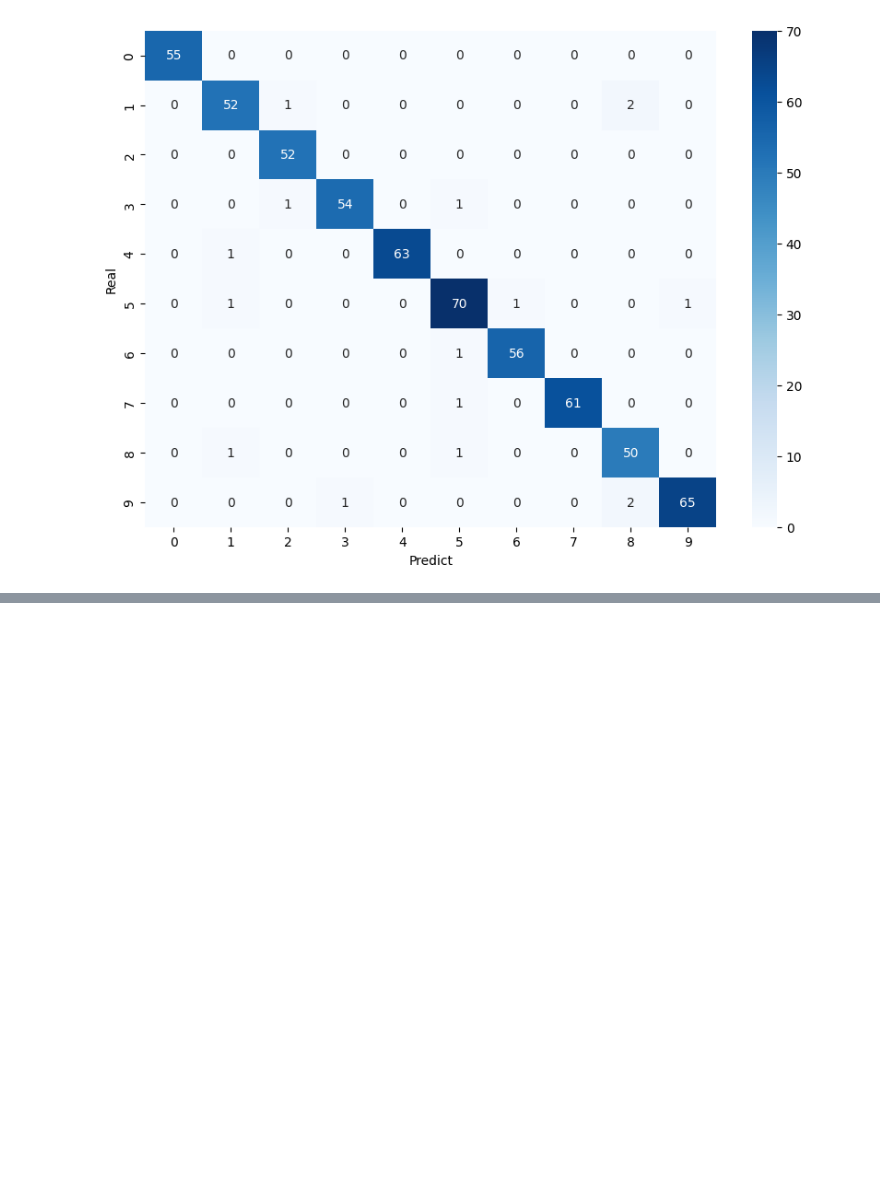
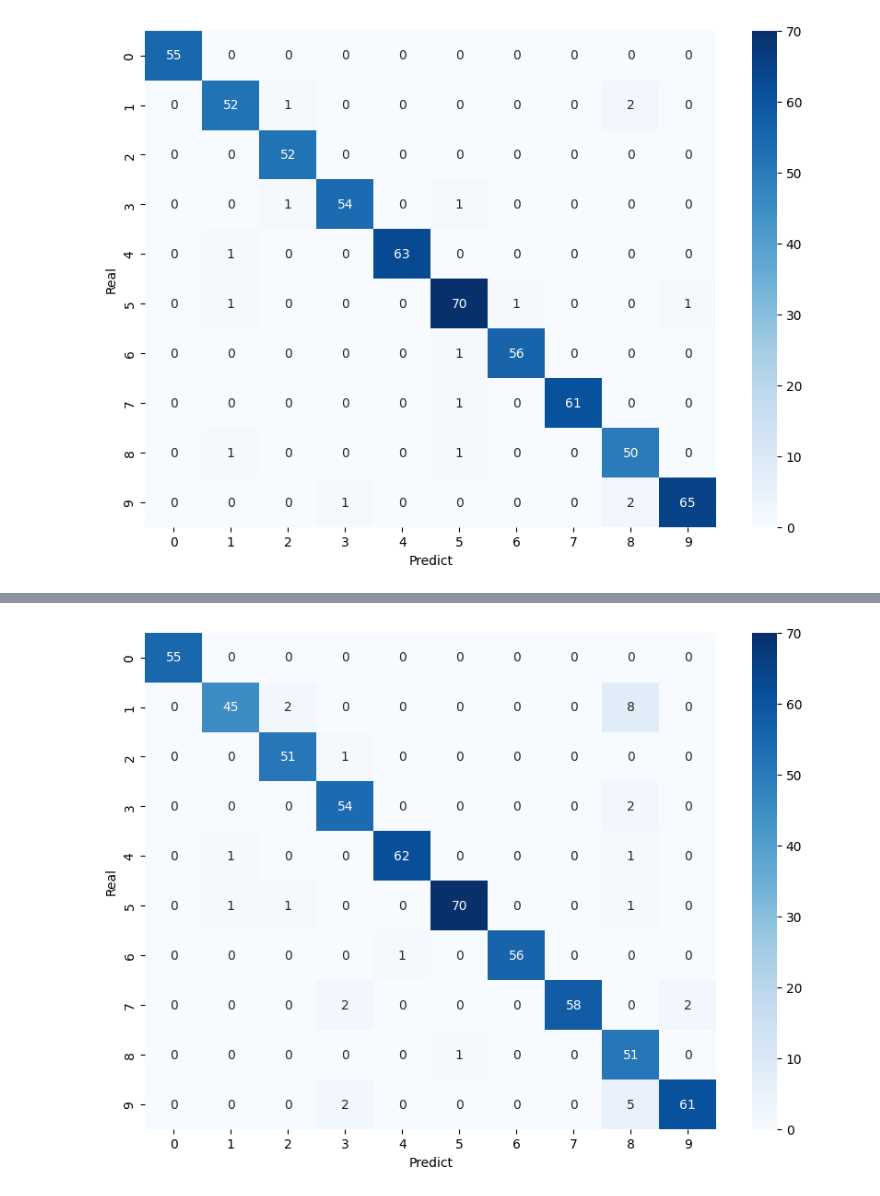
Before and after one commit to KafeisM/Inteligencia-Artificial-2023, a Jupyter notebook: practica 2/practica2.ipynb, the cells around one changed output, grey strips where cells are left out. Saved outputs shown, nothing was run; the diff lists cells and outputs as text; code cells hidden in the pictures; blank space fills up the shorter version.

Commit message:
perceptro

```diff
--- a/practica 2/practica2.ipynb
+++ b/practica 2/practica2.ipynb
@@ -130,0 +146,14 @@ plt.show
+# %%
+# Crear el modelo
+perc = Perceptron(max_iter=1000, tol=1e-3, random_state=42)
+
+# Entrenar el modelo
+perc.fit(X_train, y_train)
+
+# Hacer las predicciones
+y_pred = perc.predict(X_test)
+
+# Calcular la precisión del modelo
+accuracy = accuracy_score(y_test, y_pred)
+print("Classification report: \n", classification_report(y_test, y_pred))
+print(f'Precissió del model: {accuracy}')
@@ -130,0 +180,12 @@ plt.show
+# %%
+# Crear la matriz de confusión
+cm = confusion_matrix(y_test, y_pred)
+
+# Visualizar la matriz
+plt.figure(figsize=(10,7))
+sns.heatmap(cm, annot=True, cmap='Blues')
+plt.xlabel('Predict')
+plt.ylabel('Real')
+plt.show()
+# %% [output]
+[figure, added]
```
Also changed, not shown: parts of 7 cells of this notebook.
